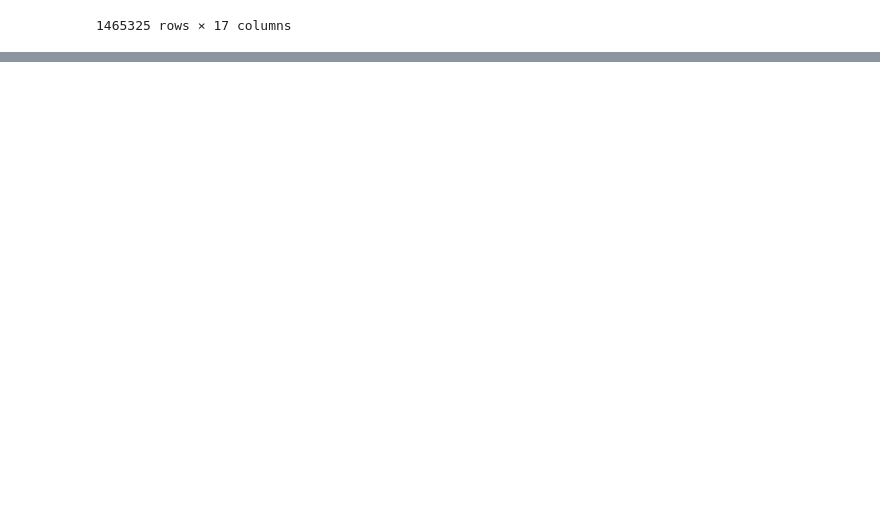
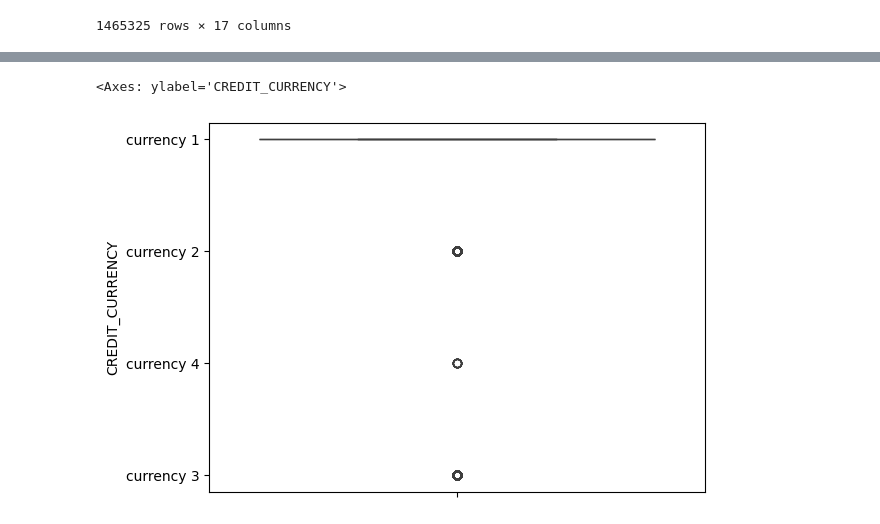
Before and after one commit to yourboyquan/DATA-PREPARATION---FINAL-PROJECT, a Jupyter notebook: Cleaning + EDA/Bureau.ipynb, the cells around one changed output, grey strips where cells are left out. Drawn from its saved outputs; the diff is of its cells as text; code cells hidden in the pictures; blank space fills up the shorter version.

```diff
--- a/Cleaning + EDA/Bureau.ipynb
+++ b/Cleaning + EDA/Bureau.ipynb
@@ -74,0 +59,5 @@ df.describe()
+# %%
+sns.boxplot(df['CREDIT_CURRENCY'])
+# %% [output]
+<Axes: ylabel='CREDIT_CURRENCY'>
+[figure, added]
```
Also changed, not shown: parts of 28 cells of this notebook.
